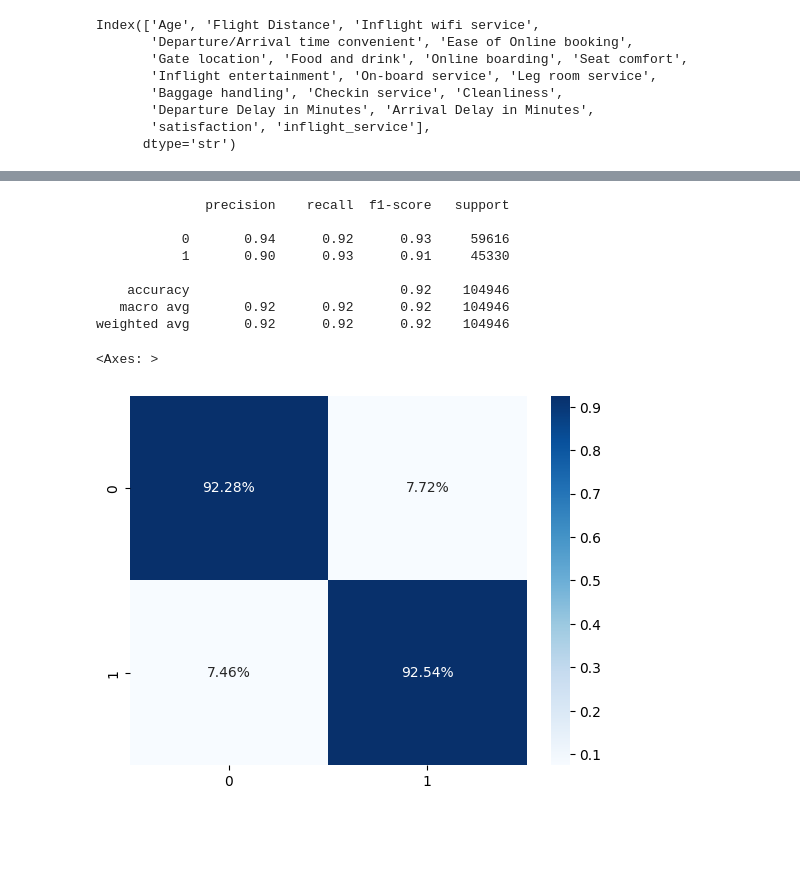
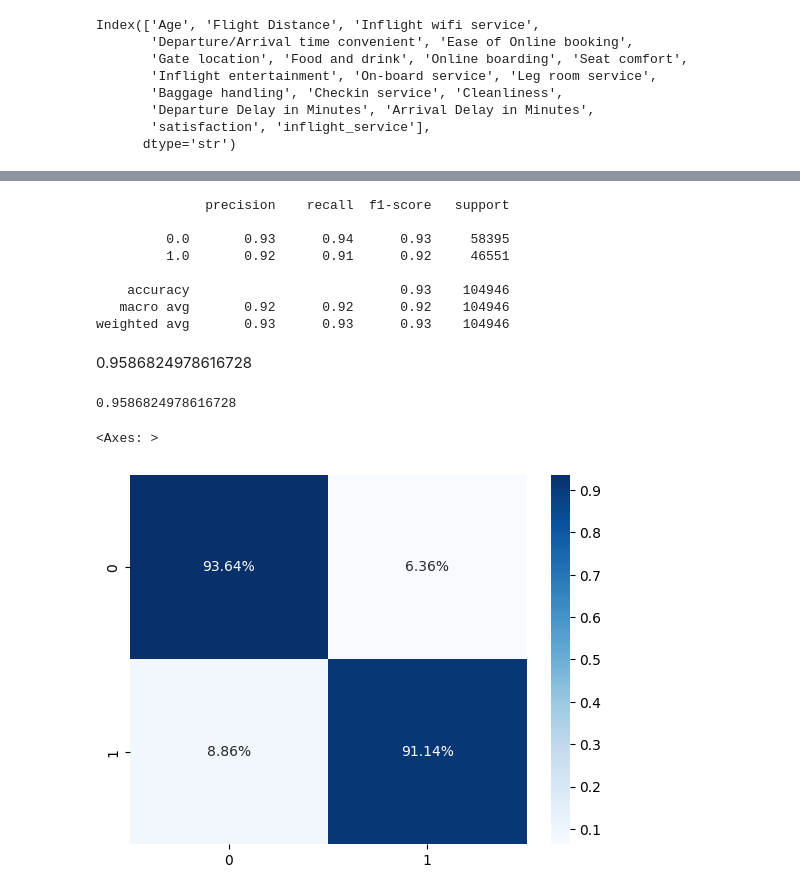
Before and after one commit to Orlandovpjunior/kaggle, a Jupyter notebook: PredictingAirlineSatisfaction/notebook.ipynb, the cells around one changed output, grey strips where cells are left out. Drawn from its saved outputs; the diff is of its cells as text; code cells hidden in the pictures; blank space fills up the shorter version.

```diff
--- a/PredictingAirlineSatisfaction/notebook.ipynb
+++ b/PredictingAirlineSatisfaction/notebook.ipynb
@@ -250,0 +282,5 @@ print(X_train.shape, X_val.shape, X_test.shape)
+# %%
+sample_weights = compute_sample_weight(
+    class_weight='balanced',
+    y=y_train
+)
@@ -251,11 +318,21 @@ print(X_train.shape, X_val.shape, X_test.shape)
+# %%
+params ={'colsample_bytree': np.float64(0.517560050132764),
+ 'learning_rate': np.float64(0.04647413870156873),
+ 'max_depth': 9,
+ 'min_child_samples': 90,
+ 'n_estimators': 1176,
+ 'num_leaves': 50,
+ 'reg_alpha': np.float64(1.2074867614981746),
+ 'reg_lambda': np.float64(2.2529725211714715),
+ 'subsample': np.float64(0.8899457339247691),
+ 'subsample_freq': 1}
 # %%
+import lightgbm as lgb
 
-xgb_clf = XGBClassifier(n_estimators = 1000,
-                        learning_rate = 0.03,
-                        eval_metric = "auc",
-                        early_stopping_rounds = 5,
-                        n_jobs = -1)
-
-xgb_clf.fit(X_train, y_train,
-            eval_set = [(X_val,y_val)])
+lgbm = LGBMClassifier(**params, verbose=-1)
+lgbm.fit(X_train, y_train,
+         eval_set=[(X_val, y_val)],
+         eval_metric='auc',
+         sample_weight=sample_weights,
+         callbacks=[lgb.early_stopping(50)])
 # %% [output]
@@ -290,26 +349,33 @@ XGBClassifier(base_score=None, booster=None, callbacks=None,
 # %%
-y_pred = xgb_clf.predict(X_test)
+y_pred = lgbm.predict(X_test)
 
-print(classification_report(y_pred, y_test))
+print(classification_report(y_test, y_pred))
 # %% [output]
               precision    recall  f1-score   support
 
-           0       0.94      0.92      0.93     59616
-           1       0.90      0.93      0.91     45330
+         0.0       0.93      0.94      0.93     58395
+         1.0       0.92      0.91      0.92     46551
 
-    accuracy                           0.92    104946
+    accuracy                           0.93    104946
    macro avg       0.92      0.92      0.92    104946
-weighted avg       0.92      0.92      0.92    104946
+weighted avg       0.93      0.93      0.93    104946
+# %% [markdown]
+0.9586824978616728
+# %%
+y_pred_roc = lgbm.predict_proba(X_test)[:, 1]
+print(roc_auc_score(y_test, y_pred_roc))
+# %% [output]
+0.9586824978616728
 # %%
-cm = confusion_matrix(y_pred, y_test, normalize='true')
+cm = confusion_matrix(y_test, y_pred, normalize='true')
 
 sns.heatmap(
     cm,
     fmt='.2%',
     cmap='Blues',
     annot=True
 )
 # %% [output]
 <Axes: >
-[figure, old version]
+[figure, new version]
 # %%
```
Also changed, not shown: parts of 15 cells of this notebook, 1 other file.
